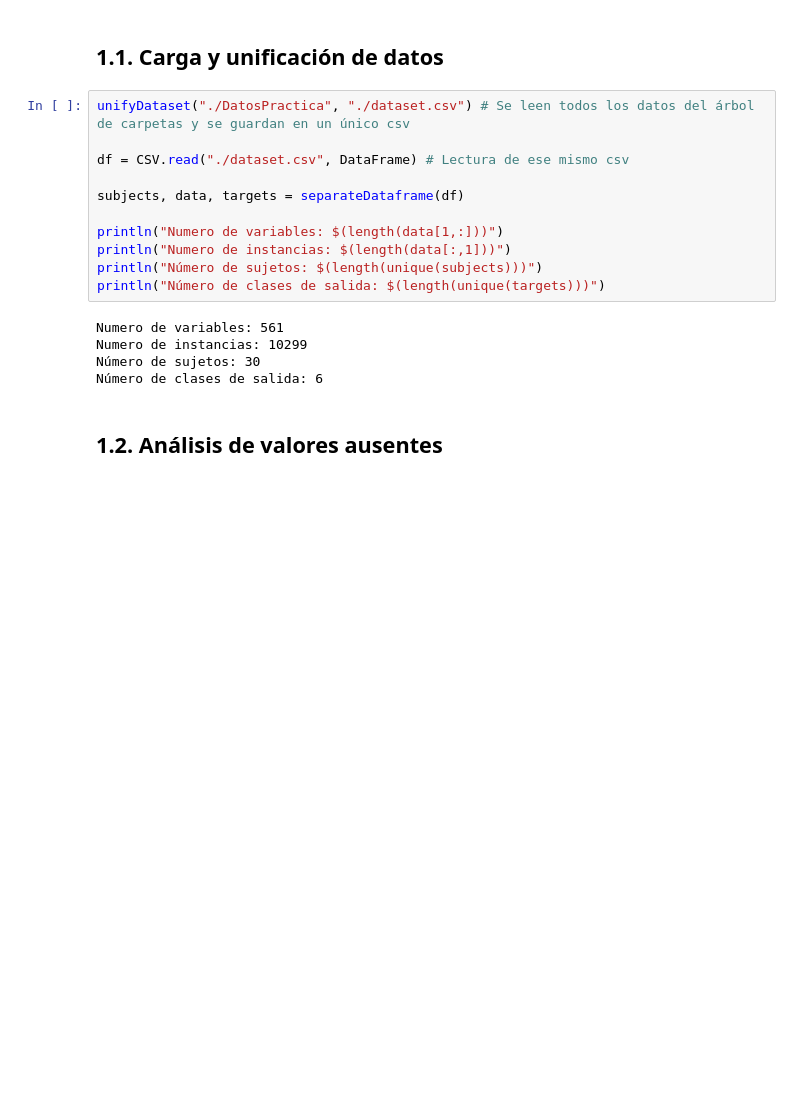
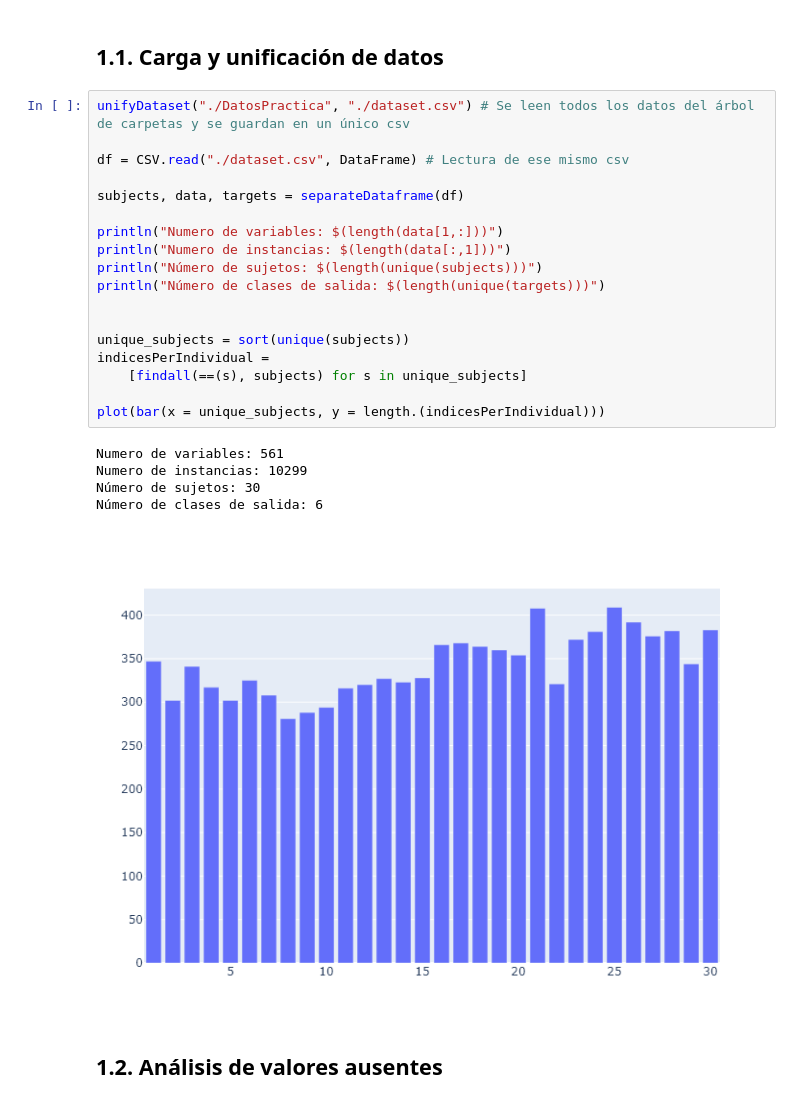
Before and after one commit to rodrigogarciar1/MAAAI, a Jupyter notebook: PracticaFinal/P2_Notebook.ipynb, the cells around one changed output. Saved outputs shown, nothing was run; the diff lists cells and outputs as text; blank space fills up the shorter version.

```diff
--- a/PracticaFinal/P2_Notebook.ipynb
+++ b/PracticaFinal/P2_Notebook.ipynb
@@ -15,19 +17,27 @@ output_scitype (generic function with 76 methods)
 # %%
 unifyDataset("./DatosPractica", "./dataset.csv") # Se leen todos los datos del árbol de carpetas y se guardan en un único csv
 
 df = CSV.read("./dataset.csv", DataFrame) # Lectura de ese mismo csv
 
 subjects, data, targets = separateDataframe(df)
 
 println("Numero de variables: $(length(data[1,:]))")
 println("Numero de instancias: $(length(data[:,1]))")
 println("Número de sujetos: $(length(unique(subjects)))")
 println("Número de clases de salida: $(length(unique(targets)))")
+
+
+unique_subjects = sort(unique(subjects))
+indicesPerIndividual =
+    [findall(==(s), subjects) for s in unique_subjects]
+
+plot(bar(x = unique_subjects, y = length.(indicesPerIndividual)))
 # %% [output]
 Numero de variables: 561
 Numero de instancias: 10299
 Número de sujetos: 30
 Número de clases de salida: 6
+[figure, added]
 # %% [markdown]
 ## 1.2. Análisis de valores ausentes
 # %%
```
Also changed, not shown: parts of 8 cells of this notebook, 1 other file.
